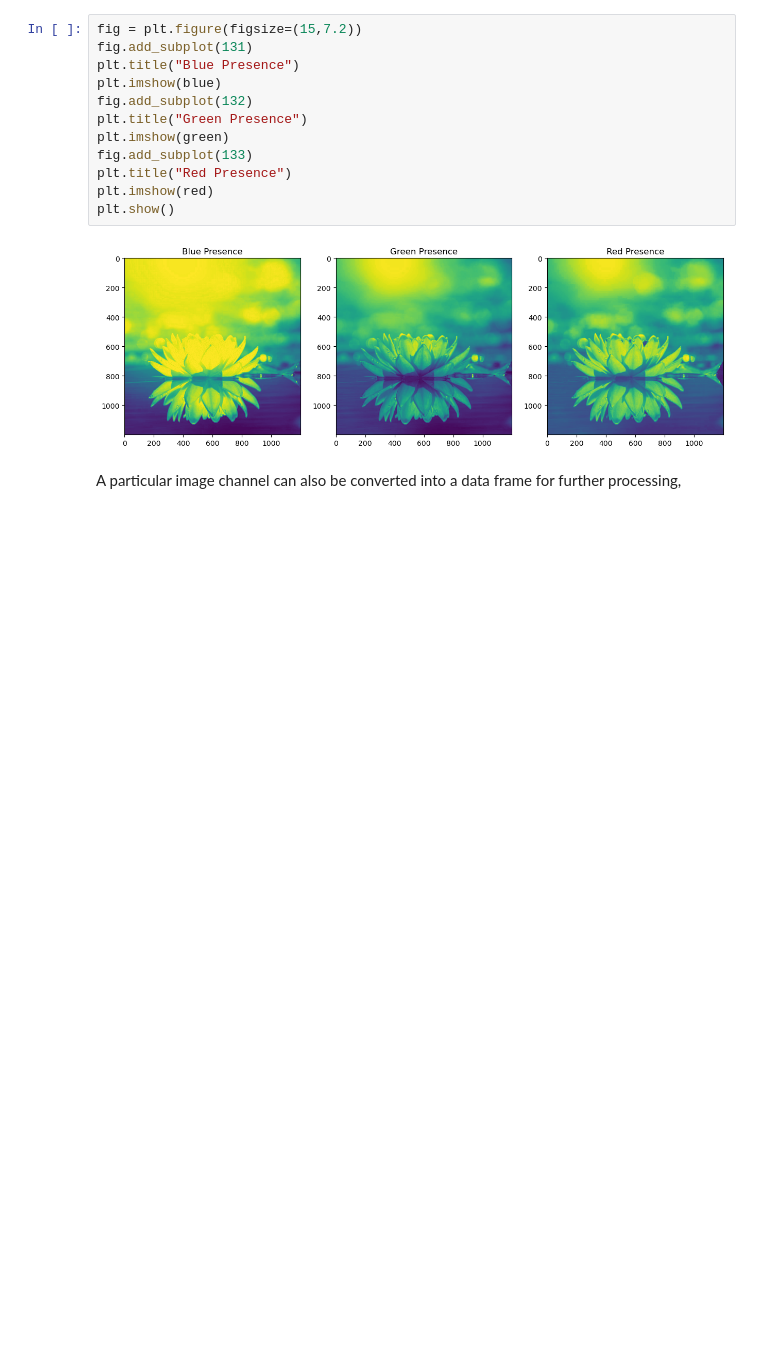
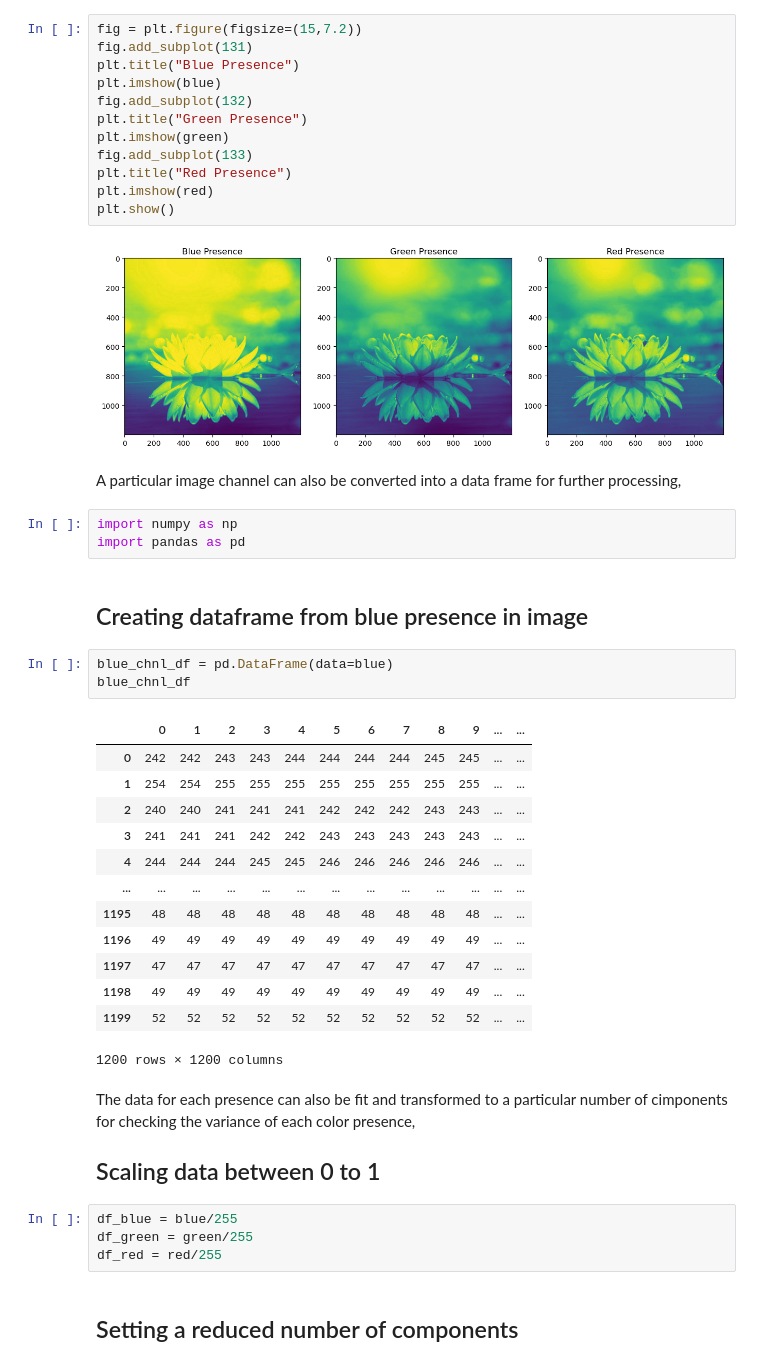
Before and after one commit to 10blackhole/guide-pca, a Jupyter notebook: Guide To Image Reconstruction Using Principal Component Analysis.ipynb, the cells around one changed output. Cells and saved outputs as stored; diff of their text form; blank space fills up the shorter version.

```diff
--- a/Guide To Image Reconstruction Using Principal Component Analysis.ipynb
+++ b/Guide To Image Reconstruction Using Principal Component Analysis.ipynb
@@ -151,3 +151,35 @@ plt.show()
 [figure]
 # %% [markdown]
 A particular image channel can also be converted into a data frame for further processing,
+# %%
+import numpy as np
+import pandas as pd
+# %% [markdown]
+## Creating dataframe from blue presence in image
+# %%
+blue_chnl_df = pd.DataFrame(data=blue)
+blue_chnl_df
+# %% [output]
+|  | 0 | 1 | 2 | 3 | 4 | 5 | 6 | 7 | 8 | 9 | ... | ... |
+| 0 | 242 | 242 | 243 | 243 | 244 | 244 | 244 | 244 | 245 | 245 | ... | ... |
+| 1 | 254 | 254 | 255 | 255 | 255 | 255 | 255 | 255 | 255 | 255 | ... | ... |
+| 2 | 240 | 240 | 241 | 241 | 241 | 242 | 242 | 242 | 243 | 243 | ... | ... |
+| 3 | 241 | 241 | 241 | 242 | 242 | 243 | 243 | 243 | 243 | 243 | ... | ... |
+| 4 | 244 | 244 | 244 | 245 | 245 | 246 | 246 | 246 | 246 | 246 | ... | ... |
+| ... | ... | ... | ... | ... | ... | ... | ... | ... | ... | ... | ... | ... |
+| 1195 | 48 | 48 | 48 | 48 | 48 | 48 | 48 | 48 | 48 | 48 | ... | ... |
+| 1196 | 49 | 49 | 49 | 49 | 49 | 49 | 49 | 49 | 49 | 49 | ... | ... |
+| 1197 | 47 | 47 | 47 | 47 | 47 | 47 | 47 | 47 | 47 | 47 | ... | ... |
+| 1198 | 49 | 49 | 49 | 49 | 49 | 49 | 49 | 49 | 49 | 49 | ... | ... |
+| 1199 | 52 | 52 | 52 | 52 | 52 | 52 | 52 | 52 | 52 | 52 | ... | ... |
+1200 rows × 1200 columns
+# %% [markdown]
+The data for each presence can also be fit and transformed to a particular number of cimponents for checking the variance of each color presence,
+
+## Scaling data between 0 to 1
+# %%
+df_blue = blue/255
+df_green = green/255
+df_red = red/255
+# %% [markdown]
+## Setting a reduced number of components
```
Also changed, not shown: parts of 6 cells of this notebook, 1 other file.
